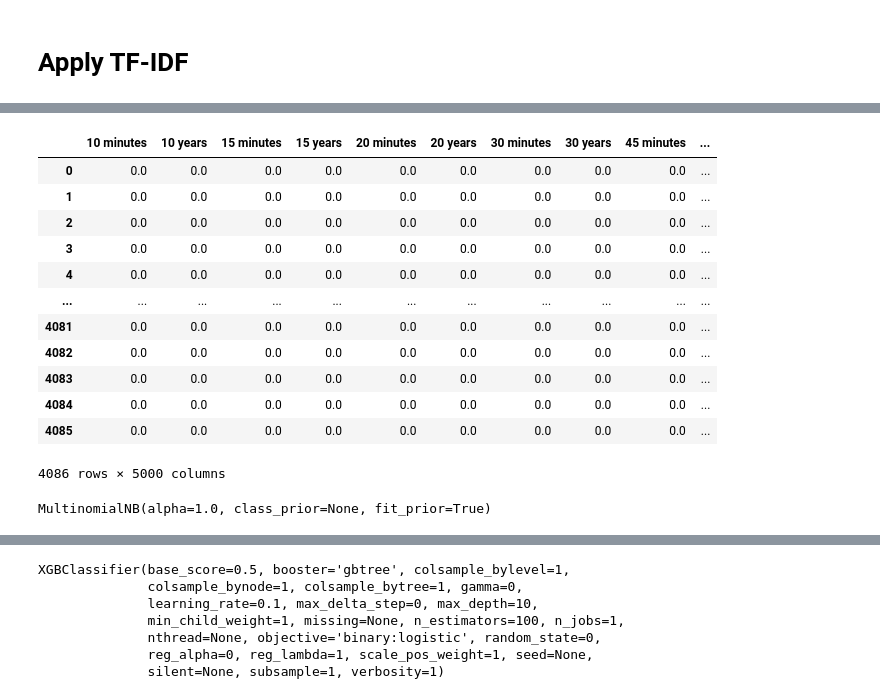
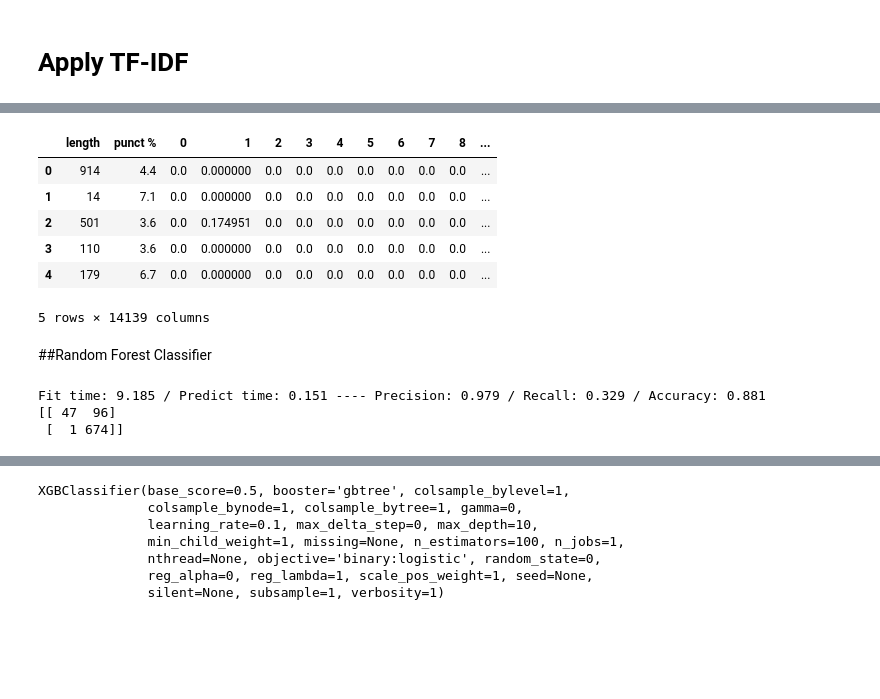
Before and after one commit to souravsethia/Yelp-Restaurant-Review---Sentimental-Analysis, a Jupyter notebook: Yelp_Project.ipynb, the cells around one changed output, grey strips where cells are left out. Cells and saved outputs as stored; diff of their text form; code cells hidden in the pictures; blank space fills up the shorter version.

```diff
--- a/Yelp_Project.ipynb
+++ b/Yelp_Project.ipynb
@@ -484,8 +614,15 @@ weighted avg       0.93      0.93      0.93      1226
 # %% [markdown]
 # Apply TF-IDF
 # %%
+
+yelp_class = yelp[(yelp.stars==1) | (yelp.stars==5)]
+X = yelp_class['text']
+
 def clean_text(text):
     text = "".join([word.lower() for word in text if word not in string.punctuation])
     tokens = re.split('\W+', text)
-    text = [ps.stem(word) for word in tokens if word not in stopwords]
+    text = ([ps.stem(word) for word in tokens if word not in stopwords])
     return text
+
+#yelp_class['cleaned_text'] = yelp_class['text'].apply(lambda x: clean_text(x))
+#yelp_class.head()
@@ -518,20 +629,3 @@ array([[0.        , 0.        , 0.        , ..., 0.        , 0.        ,
-# %%
-X_tfidf_df = pd.DataFrame(X_tfidf.toarray())
-X_tfidf_df.columns = tfidf_vect.get_feature_names()
-X_tfidf_df
-# %% [output]
-|  | 10 minutes | 10 years | 15 minutes | 15 years | 20 minutes | 20 years | 30 minutes | 30 years | 45 minutes | ... |
-| 0 | 0.0 | 0.0 | 0.0 | 0.0 | 0.0 | 0.0 | 0.0 | 0.0 | 0.0 | ... |
-| 1 | 0.0 | 0.0 | 0.0 | 0.0 | 0.0 | 0.0 | 0.0 | 0.0 | 0.0 | ... |
-| 2 | 0.0 | 0.0 | 0.0 | 0.0 | 0.0 | 0.0 | 0.0 | 0.0 | 0.0 | ... |
-| 3 | 0.0 | 0.0 | 0.0 | 0.0 | 0.0 | 0.0 | 0.0 | 0.0 | 0.0 | ... |
-| 4 | 0.0 | 0.0 | 0.0 | 0.0 | 0.0 | 0.0 | 0.0 | 0.0 | 0.0 | ... |
-| ... | ... | ... | ... | ... | ... | ... | ... | ... | ... | ... |
-| 4081 | 0.0 | 0.0 | 0.0 | 0.0 | 0.0 | 0.0 | 0.0 | 0.0 | 0.0 | ... |
-| 4082 | 0.0 | 0.0 | 0.0 | 0.0 | 0.0 | 0.0 | 0.0 | 0.0 | 0.0 | ... |
-| 4083 | 0.0 | 0.0 | 0.0 | 0.0 | 0.0 | 0.0 | 0.0 | 0.0 | 0.0 | ... |
-| 4084 | 0.0 | 0.0 | 0.0 | 0.0 | 0.0 | 0.0 | 0.0 | 0.0 | 0.0 | ... |
-| 4085 | 0.0 | 0.0 | 0.0 | 0.0 | 0.0 | 0.0 | 0.0 | 0.0 | 0.0 | ... |
-4086 rows × 5000 columns
 # %%
-X_train, X_test, y_train, y_test = train_test_split(X_tfidf_df, y,test_size=0.3,random_state=101)
+from sklearn.model_selection import train_test_split
+X_train, X_test, y_train, y_test = train_test_split(yelp_class[['text', 'length','punct %']], y, test_size=0.2)
@@ -541,4 +632,26 @@ nb = MultinomialNB()
-# %%
-nb.fit(X_train,y_train)
-# %% [output]
-MultinomialNB(alpha=1.0, class_prior=None, fit_prior=True)
+# %%
+from sklearn.feature_extraction.text import TfidfVectorizer
+
+c = TfidfVectorizer(analyzer=clean_text)
+X_tfidf_train = c.fit(X_train['text'])
+
+X_train_tf = X_tfidf_train.transform(X_train['text'])
+X_test_tf = X_tfidf_train.transform(X_test['text'])
+
+X_train_vect = pd.concat ([X_train[['length','punct %']].reset_index(drop=True),
+                           pd.DataFrame(X_train_tf.toarray())],axis=1)
+
+X_test_vect = pd.concat ([X_test[['length','punct %']].reset_index(drop=True),
+                           pd.DataFrame(X_test_tf.toarray())],axis=1)
+
+X_train_vect.head()
+# %% [output]
+|  | length | punct % | 0 | 1 | 2 | 3 | 4 | 5 | 6 | 7 | 8 | ... |
+| 0 | 914 | 4.4 | 0.0 | 0.000000 | 0.0 | 0.0 | 0.0 | 0.0 | 0.0 | 0.0 | 0.0 | ... |
+| 1 | 14 | 7.1 | 0.0 | 0.000000 | 0.0 | 0.0 | 0.0 | 0.0 | 0.0 | 0.0 | 0.0 | ... |
+| 2 | 501 | 3.6 | 0.0 | 0.174951 | 0.0 | 0.0 | 0.0 | 0.0 | 0.0 | 0.0 | 0.0 | ... |
+| 3 | 110 | 3.6 | 0.0 | 0.000000 | 0.0 | 0.0 | 0.0 | 0.0 | 0.0 | 0.0 | 0.0 | ... |
+| 4 | 179 | 6.7 | 0.0 | 0.000000 | 0.0 | 0.0 | 0.0 | 0.0 | 0.0 | 0.0 | 0.0 | ... |
+5 rows × 14139 columns
+# %% [markdown]
+##Random Forest Classifier
@@ -545 +666,21 @@ MultinomialNB(alpha=1.0, class_prior=None, fit_prior=True)
+# %%
+start = time.time()
+rf_model = rf.fit(X_train_vect, y_train)
+end = time.time()
+fit_time = (end - start)
+
+start = time.time()
+y_pred = rf_model.predict(X_test_vect)
+end = time.time()
+pred_time = (end - start)
+
+precision, recall, fscore, train_support = score(y_test, y_pred, average='binary')
+print('Fit time: {} / Predict time: {} ---- Precision: {} / Recall: {} / Accuracy: {}'.format(
+    round(fit_time, 3), round(pred_time, 3), round(precision, 3), round(recall, 3), round((y_pred==y_test).sum()/len(y_pred), 3)))
+
+print(confusion_matrix(y_test,y_pred))
+# %% [output]
+Fit time: 9.185 / Predict time: 0.151 ---- Precision: 0.979 / Recall: 0.329 / Accuracy: 0.881
+[[ 47  96]
+ [  1 674]]
 # %%
```
Also changed, not shown: parts of 66 cells of this notebook.
